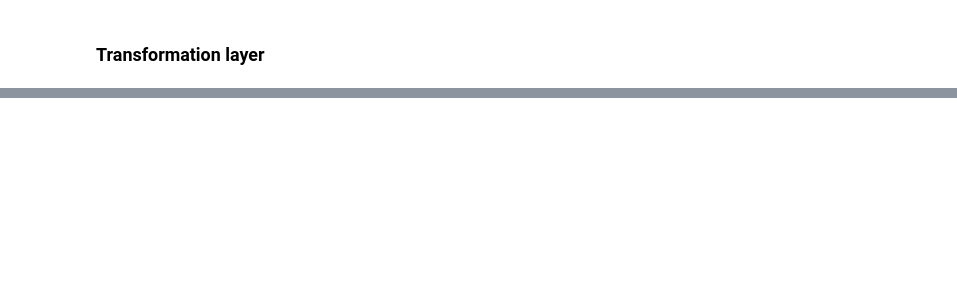
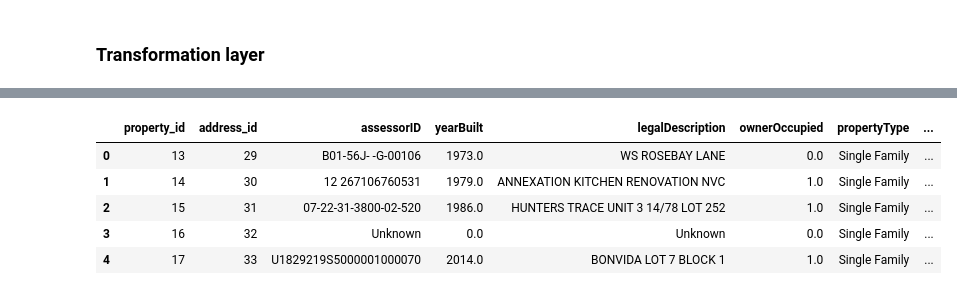
Before and after one commit to Nel-zi/Zuma_realtors, a Jupyter notebook: Zuma_realtors.ipynb, the cells around one changed output, grey strips where cells are left out. Drawn from its saved outputs; the diff is of its cells as text; code cells hidden in the pictures; blank space fills up the shorter version.

```diff
--- a/Zuma_realtors.ipynb
+++ b/Zuma_realtors.ipynb
@@ -106,0 +172,39 @@ memory usage: 105.6+ KB
+# %%
+# Property_info Table
+
+
+# Ensure Address_Table and real_estate_df have a common column to merge on, like 'addressLine1'
+Property_info_Table = real_estate_df.merge(
+    Address_Table[['address_id', 'addressLine1', 'city', 'state', 'zipCode']],
+    on=['addressLine1', 'city', 'state', 'zipCode'],  # Join on these common columns
+    how='left'  # Keep all rows from real_estate_df
+)
+
+# Select the required columns for the Property_info_Table
+Property_info_Table = Property_info_Table[['address_id', 'assessorID', 'yearBuilt', 'legalDescription',
+                                           'ownerOccupied', 'propertyType', 'owner', 'id', 'subdivision', 'zoning']].copy()
+
+# # Reset the index and assign a new name for the index
+# Property_info_Table.index.name = 'property_id'
+# Property_info_Table = Property_info_Table.reset_index()
+
+
+# Assign a unique primary key for tax_id using a dedicated numbering system
+Property_info_Table['property_id'] = range(13, len(Property_info_Table) + 13)  # Sequential numbering starting at 1
+
+Property_info_Table = Property_info_Table[['property_id', 'address_id', 'assessorID', 'yearBuilt', 'legalDescription',
+                                           'ownerOccupied', 'propertyType', 'owner', 'id', 'subdivision', 'zoning']]
+
+
+
+
+
+# Display the first few rows
+Property_info_Table.head()
+# %% [output]
+|  | property_id | address_id | assessorID | yearBuilt | legalDescription | ownerOccupied | propertyType | ... |
+| 0 | 13 | 29 | B01-56J- -G-00106 | 1973.0 | WS ROSEBAY LANE | 0.0 | Single Family | ... |
+| 1 | 14 | 30 | 12 267106760531 | 1979.0 | ANNEXATION KITCHEN RENOVATION NVC | 1.0 | Single Family | ... |
+| 2 | 15 | 31 | 07-22-31-3800-02-520 | 1986.0 | HUNTERS TRACE UNIT 3 14/78 LOT 252 | 1.0 | Single Family | ... |
+| 3 | 16 | 32 | Unknown | 0.0 | Unknown | 0.0 | Single Family | ... |
+| 4 | 17 | 33 | U1829219S5000001000070 | 2014.0 | BONVIDA LOT 7 BLOCK 1 | 1.0 | Single Family | ... |
```
Also changed, not shown: parts of 21 cells of this notebook, 2 other files.
